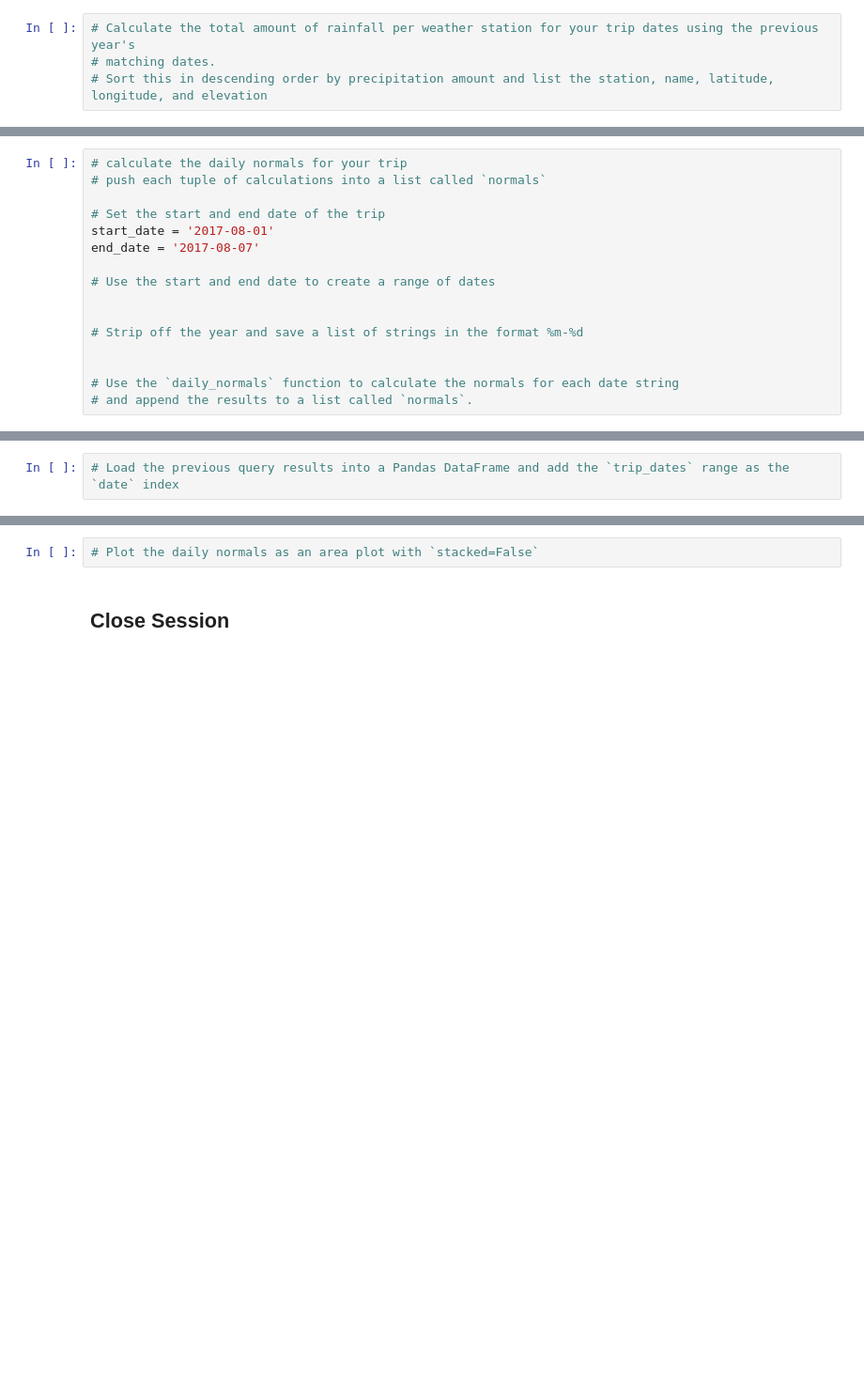
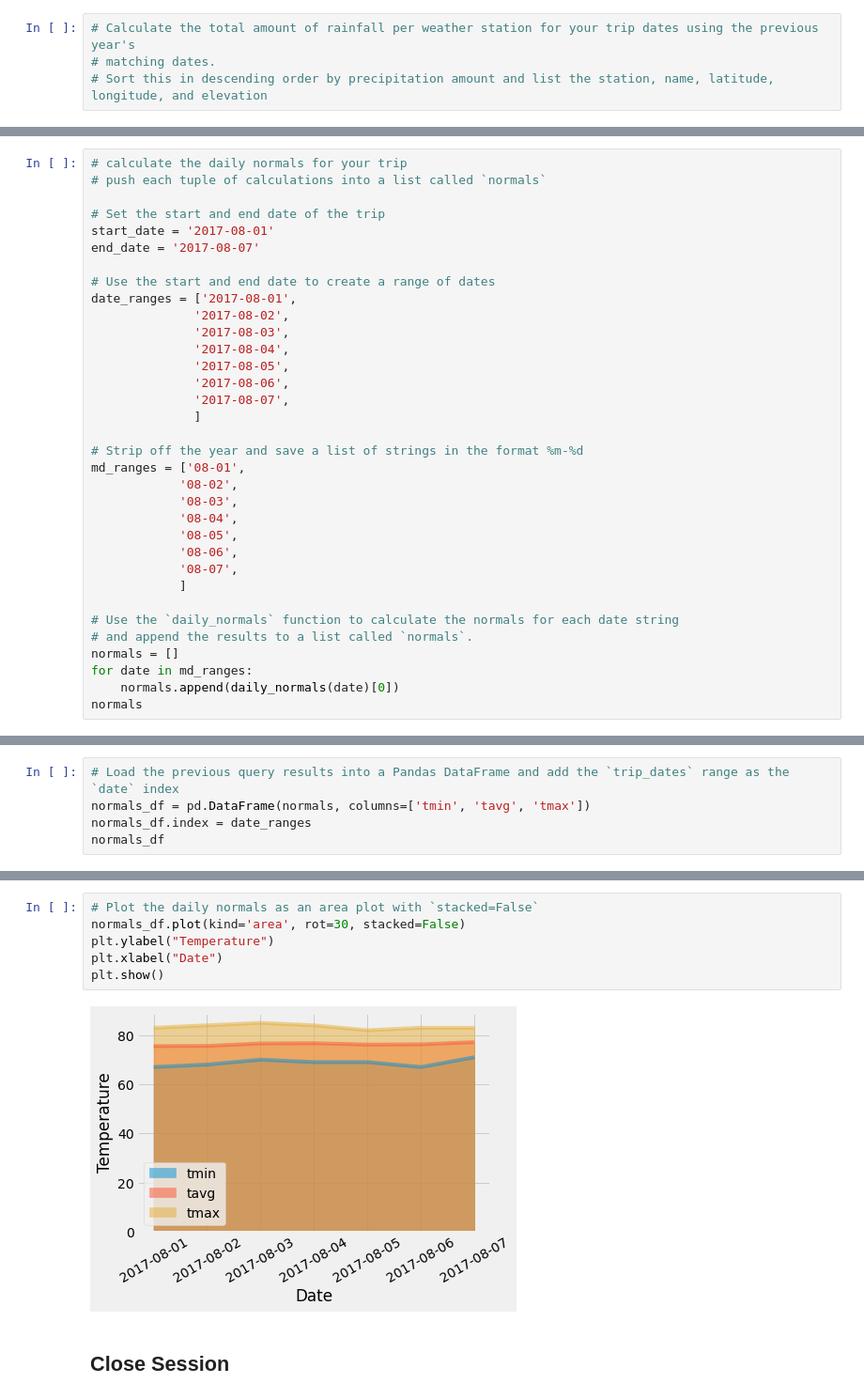
Before and after one commit to marceloflores1/sqlalchemy-challenge, a Jupyter notebook: temp_analysis_bonus_2_starter.ipynb, the cells around one changed output, grey strips where cells are left out. Shown at 94% size. Cells and saved outputs as stored; diff of their text form; blank space fills up the shorter version.

```diff
--- a/temp_analysis_bonus_2_starter.ipynb
+++ b/temp_analysis_bonus_2_starter.ipynb
@@ -115,10 +118,28 @@ start_date = '2017-08-01'
 end_date = '2017-08-07'
 
 # Use the start and end date to create a range of dates
-
+date_ranges = ['2017-08-01',
+              '2017-08-02',
+              '2017-08-03',
+              '2017-08-04',
+              '2017-08-05',
+              '2017-08-06',
+              '2017-08-07',
+              ]
 
 # Strip off the year and save a list of strings in the format %m-%d
-
+md_ranges = ['08-01',
+            '08-02',
+            '08-03',
+            '08-04',
+            '08-05',
+            '08-06',
+            '08-07',
+            ]
 
 # Use the `daily_normals` function to calculate the normals for each date string
 # and append the results to a list called `normals`.
+normals = []
+for date in md_ranges:
+    normals.append(daily_normals(date)[0])
+normals
@@ -125,2 +154,5 @@ end_date = '2017-08-07'
 # %%
 # Load the previous query results into a Pandas DataFrame and add the `trip_dates` range as the `date` index
+normals_df = pd.DataFrame(normals, columns=['tmin', 'tavg', 'tmax'])
+normals_df.index = date_ranges
+normals_df
@@ -127,4 +168,10 @@ end_date = '2017-08-07'
 # %%
 # Plot the daily normals as an area plot with `stacked=False`
+normals_df.plot(kind='area', rot=30, stacked=False)
+plt.ylabel("Temperature")
+plt.xlabel("Date")
+plt.show()
+# %% [output]
+[figure, added]
 # %% [markdown]
 ## Close Session
```
Also changed, not shown: parts of 5 cells of this notebook, 1 other file.
